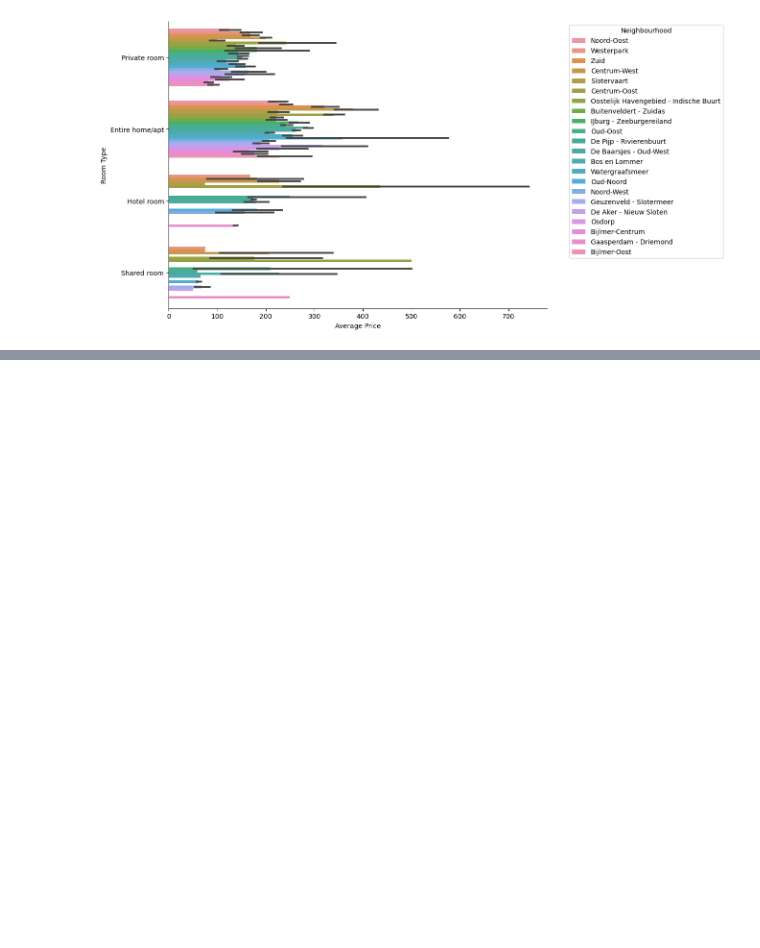
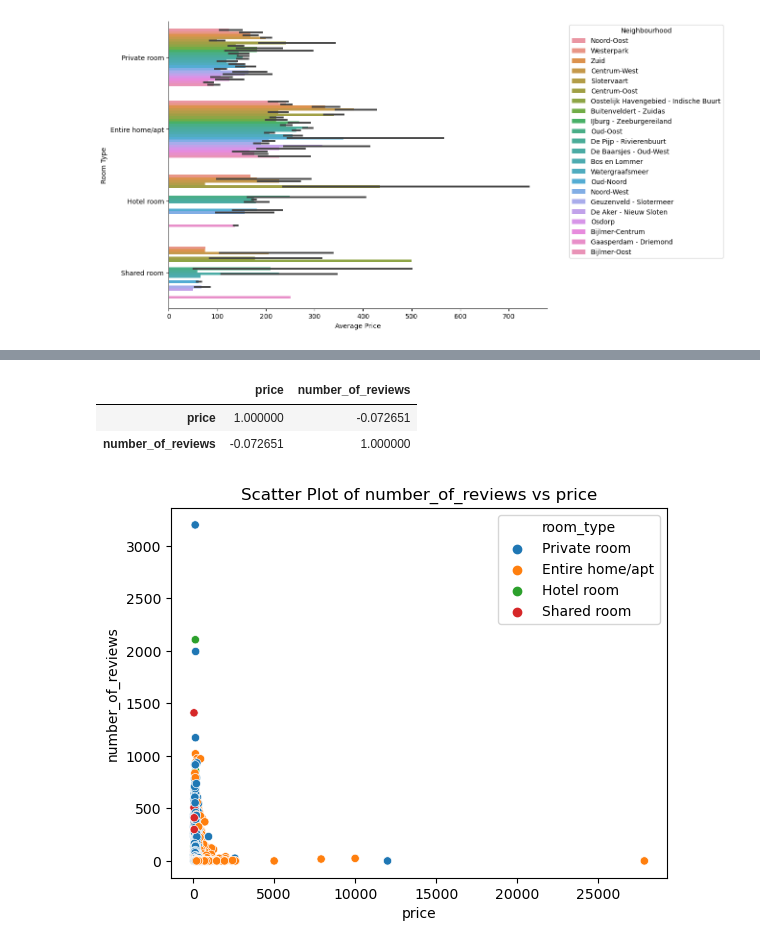
Before and after one commit to Mapalo2023/airbnb, a Jupyter notebook: mapalol_project3.ipynb, the cells around one changed output, grey strips where cells are left out. Cells and saved outputs as stored; diff of their text form; code cells hidden in the pictures; blank space fills up the shorter version.

```diff
--- a/mapalol_project3.ipynb
+++ b/mapalol_project3.ipynb
@@ -404,0 +814,11 @@ g = inference.catplot_price_room_type_neighbourhood()
+# %%
+inference.correlation_analysis(['price', 'number_of_reviews'])
+# %% [output]
+|  | price | number_of_reviews |
+| price | 1.000000 | -0.072651 |
+| number_of_reviews | -0.072651 | 1.000000 |
+# %%
+# Assuming you have initialized the DataInference class as 'inference'
+inference.multi_variate_analysis('price', 'number_of_reviews', hue='room_type', kind='scatter')
+# %% [output]
+[figure, added]
```
Also changed, not shown: parts of 72 cells of this notebook, 6 other files.
